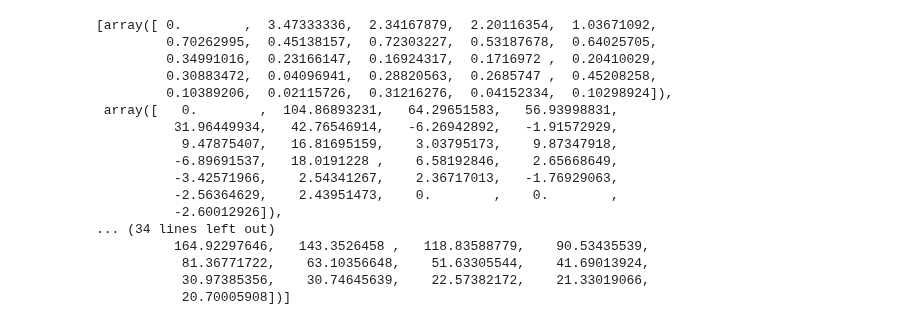
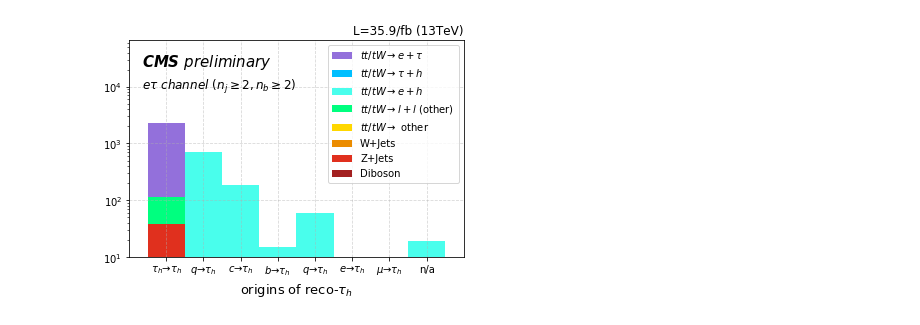
Before and after one commit to ZihengChen/WBranchingFaction, a Jupyter notebook: notebooks/studies/misid/genTauFlavor.ipynb, the cells around one changed output. Saved outputs shown, nothing was run; the diff lists cells and outputs as text; code cells hidden in the pictures.

```diff
--- a/notebooks/studies/misid/genTauFlavor.ipynb
+++ b/notebooks/studies/misid/genTauFlavor.ipynb
@@ -107,20 +124,58 @@ plt.savefig(common.getBaseDirectory()+'plots/misid/origin_{}_1b.png'.format(sele
-# %%
-mc
-# %% [output]
-[array([ 0.        ,  3.47333336,  2.34167879,  2.20116354,  1.03671092,
-         0.70262995,  0.45138157,  0.72303227,  0.53187678,  0.64025705,
-         0.34991016,  0.23166147,  0.16924317,  0.1716972 ,  0.20410029,
-         0.30883472,  0.04096941,  0.28820563,  0.2685747 ,  0.45208258,
-         0.10389206,  0.02115726,  0.31216276,  0.04152334,  0.10298924]),
- array([   0.        ,  104.86893231,   64.29651583,   56.93998831,
-          31.96449934,   42.76546914,   -6.26942892,   -1.91572929,
-           9.47875407,   16.81695159,    3.03795173,    9.87347918,
-          -6.89691537,   18.0191228 ,    6.58192846,    2.65668649,
-          -3.42571966,    2.54341267,    2.36717013,   -1.76929063,
-          -2.56364629,    2.43951473,    0.        ,    0.        ,
-          -2.60012926]),
-... (34 lines left out)
-          164.92297646,   143.3526458 ,   118.83588779,    90.53435539,
-           81.36771722,    63.10356648,    51.63305544,    41.69013924,
-           30.97385356,    30.74645639,    22.57382172,    21.33019066,
-           20.70005908])]
+# %%
+
+selection = 'etau'
+pmng = PlotterManager(selection,'>1')
+df_list = pmng.getDataFrameList()
+
+v,a,b,step,xl = 'tauGenFlavor',-1.5,8,1,r'origins of reco-$\tau_h$'
+
+mybin         = np.arange(a,b,step)
+variable_list = [mc[v].values for mc in df_list]
+weight_list   = [mc['eventWeight'].values for mc in df_list]
+
+for q in variable_list:
+    np.place(q, q<=3, [1])
+    np.place(q, q==4, [2])
+    np.place(q, q==5, [3])
+    np.place(q, q==21,[4])
+    np.place(q, q==11,[5])
+    np.place(q, q==13,[6])
+    np.place(q, q==15,[0])
+    np.place(q, q==26,[7])
+
+
+plt.figure(facecolor='w')
+# 1.1. show MC
+mc = plt.hist(variable_list, weights = weight_list,
+            label   = pmng.labelList,
+            color   = pmng.colorList,
+            bins    = mybin,
+            lw=0, alpha=1,
+            histtype='stepfilled',
+            )
+mc = mc[0][-1] # keep only the stacked histogram, ignore the bin edges
+
+a+=0.5
+plt.grid(True,linestyle='--',alpha=0.5)
+plt.xlim(a, b)
+plt.ylim(10,30*mc.max())
+plt.text(0.04*b+0.96*a, 10*mc.max(), r'CMS $preliminary$',style='italic',fontsize='15',fontweight='bold')
+plt.text(0.04*b+0.96*a, 4*mc.max(), r'$e\tau$ channel $(n_j\geq 2,n_b\geq 2 )$ ',style='italic',fontsize='12')
+
+plt.xticks(np.arange(8),[r'$\tau_h\to\tau_h$',
+                         r'$q\to\tau_h$',
+                         r'$c\to\tau_h$',
+                         r'$b\to\tau_h$',
+                         r'$q\to\tau_h$',
+                         r'$e\to\tau_h$',
+                         r'$\mu\to\tau_h$',
+                         'n/a'])
+plt.legend()
+plt.xlabel(xl,fontsize=13)
+plt.yscale('log')
+
+
+plt.title('L=35.9/fb (13TeV)',loc='right')
+plt.savefig(common.getBaseDirectory()+'plots/misid/origin_{}_2b_log.png'.format(selection), dpi=300)
+# %% [output]
+[figure, added]
```
Also changed, not shown: parts of 4 cells of this notebook, 1 other file.
